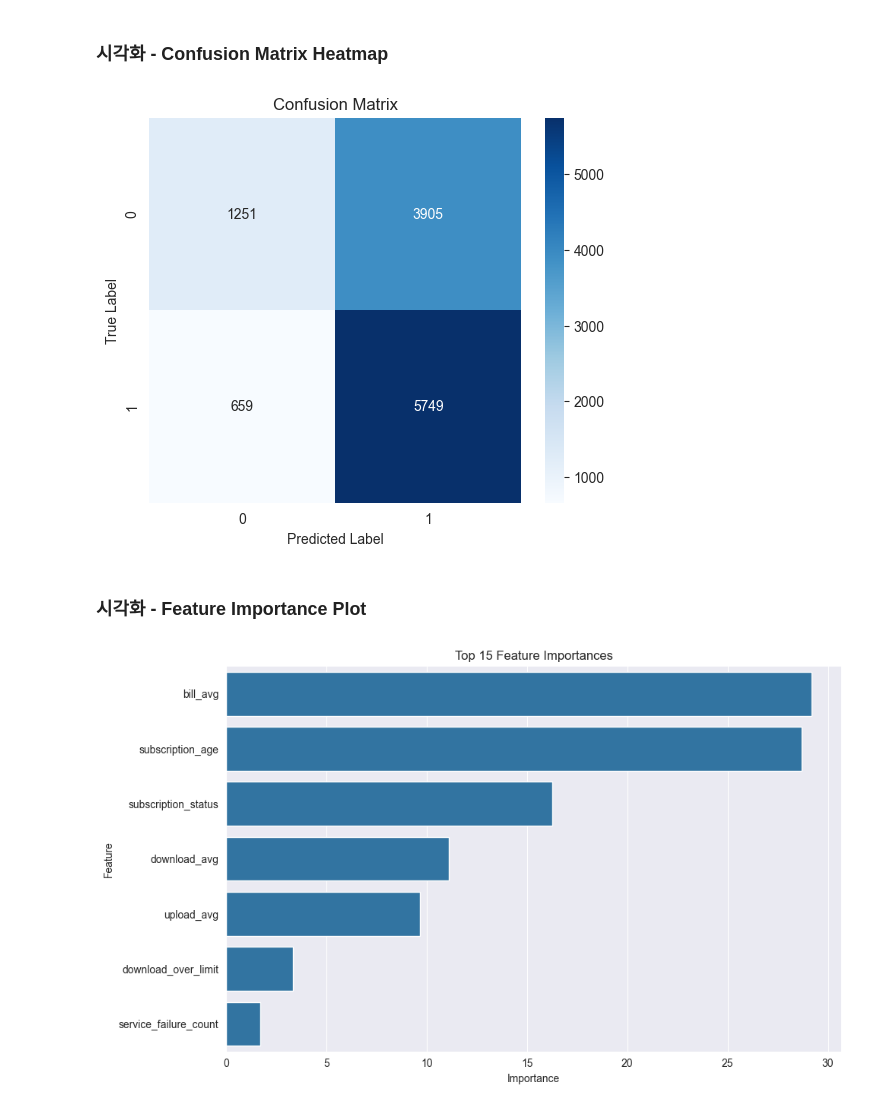
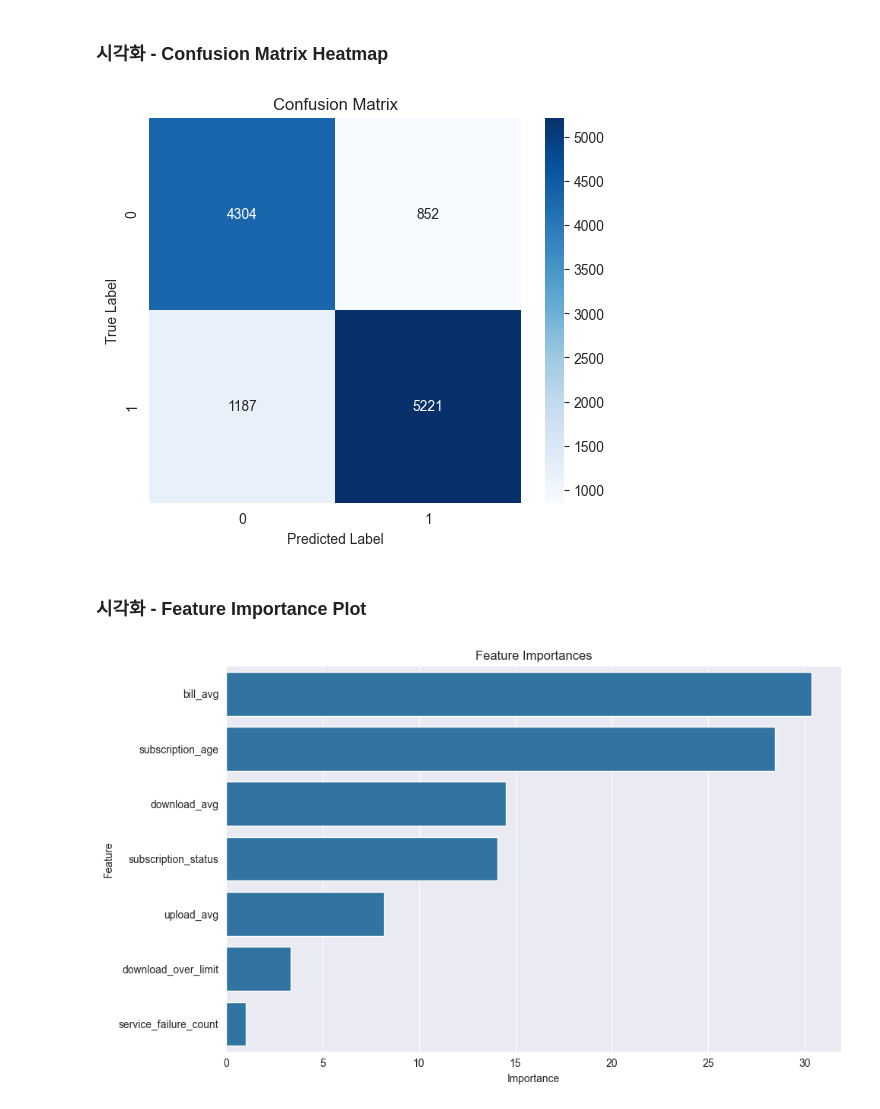
Before and after one commit to ParkVitna/SKN14-2nd-1Team, a Jupyter notebook: train/machine_learning_visualize.ipynb, the cells around one changed output. Saved outputs shown, nothing was run; the diff lists cells and outputs as text; code cells hidden in the pictures.

Commit message:
Feat: machine learning, deep learning, 시각화 이미지 업데이트, best_model(pkl,pt)

```diff
--- a/train/machine_learning_visualize.ipynb
+++ b/train/machine_learning_visualize.ipynb
@@ -15,8 +15,8 @@ model = joblib.load("../best_model.pkl")
 data_df = data_load()
 
 # 최고 스케일러 이름 작성 필요!
-# scaler_nm => 'standard', 'minmax', 'maxabs', 'quantile', 'robust'
-X_train, X_test, y_train, y_test = data_split(data_df, scaler_nm='standard')
+# scaler_nm => 'standard', 'minmax', 'maxabs', 'quantile', 'robust', 'none'
+X_train, X_test, y_train, y_test = data_split(data_df, scaler_nm='quantile')
 
 # 예측
 y_pred = model.predict(X_test)
@@ -53,29 +53,29 @@ plt.title("Confusion Matrix")
 plt.savefig('../images/Confusion_Matrix.png', dpi=300)
 plt.show()
 # %% [output]
-[figure, old version]
+[figure, new version]
 # %% [markdown]
 ### 시각화 - Feature Importance Plot
 # %%
 # Feature Importance Plot
 if hasattr(model, "feature_importances_"):
     feature_importance = model.feature_importances_
     feature_names = X_test.columns
     importance_df = pd.DataFrame({
         "Feature": feature_names,
         "Importance": feature_importance
     }).sort_values(by="Importance", ascending=False)
 
     plt.figure(figsize=(10, 6))
     sns.barplot(x="Importance", y="Feature", data=importance_df.head(15))
-    plt.title("Top 15 Feature Importances")
+    plt.title("Feature Importances")
     plt.tight_layout()
     plt.savefig('../images/Feature_Importances.png', dpi=300)
     plt.show()
 else:
-    print("This model does not support feature_importances_.")
+    print("feature_importances_. 를 지원하지 않는 모델 입니다.")
 # %% [output]
-[figure, old version]
+[figure, new version]
 # %% [markdown]
 #### ✅예측 vs 실제 가설 비교 요약
 | 변수                            | 예측 인사이트            | 실제 분석 결과와 비교         | 결과 |
```
Also changed, not shown: parts of 2 cells of this notebook, 11 other files.
